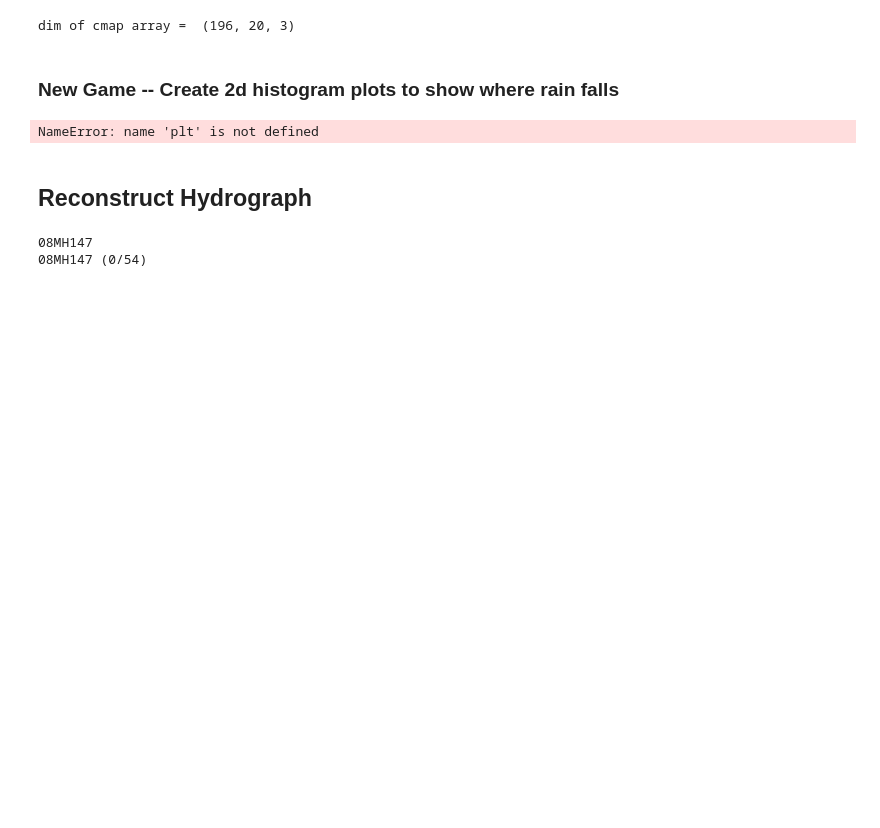
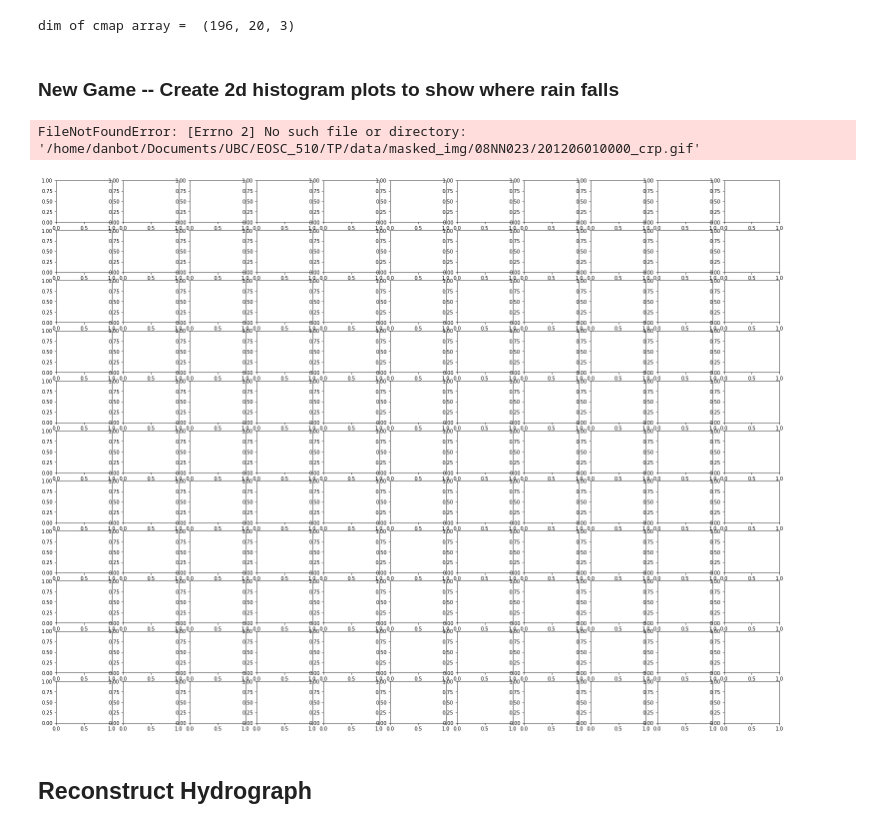
Before and after one commit to dankovacek/precip_radar, a Jupyter notebook: Process_Images.ipynb, the cells around one changed output. Cells and saved outputs as stored; diff of their text form; code cells hidden in the pictures; blank space fills up the shorter version.

Commit message:
marginally fixing the function for projecting coordinates onto gif radar images

```diff
--- a/Process_Images.ipynb
+++ b/Process_Images.ipynb
@@ -51,3 +49,8 @@ stations_df = pd.read_csv(DB_DIR + '/WSC_Stations_Master.csv')
+# %%
+stations_df = pd.read_csv(DB_DIR + '/WSC_Stations_Master.csv')
+
+# list the stations whose catchments fall off the edge of the map
+incomplete_stns = pd.read_csv(os.path.join(PROJECT_DIR,'data/incomplete_sites.txt')).columns.values
 # %%
 # first, create a dictionary for mapping radar precip colors to mm/hr rates
 cbar_path = os.path.join(PROJECT_DIR, 'img')
@@ -72 +73,9 @@ stations = os.listdir(CROPPED_IMG_DIR)
+# %%
+stations = os.listdir(CROPPED_IMG_DIR)
+
+for stn in stations:
+    folder_path = os.path.join(CROPPED_IMG_DIR, stn)
+    if len(os.listdir(folder_path)) == 0:
+#         print('empty: ', stn)
+        os.rmdir(folder_path)
 # %%
@@ -271,14 +282,13 @@ def get_sample_img(stn):
         else:
             return Image.fromarray(retrieve_image(best_img_event, stn))
 
-
-def reset_bg_colors(base_img, new_img):
-    b_img = np.asarray(base_img)
-    rows = b_img.shape[0]
-    cols = b_img.shape[1]
+@jit
+def reset_bg_colors(base_img_array, new_img):
+    rows = base_img_array.shape[0]
+    cols = base_img_array.shape[1]
     for r in range(rows):
             for c in range(cols):
-                base_color = b_img[r, c]
+                base_color = base_img_array[r, c]
 #                 print(base_color, type(base_color))
                 if (base_color == np.zeros(3)).all():
                     new_img[r, c] = np.nan
@@ -289,40 +299,46 @@ stations = os.listdir(CROPPED_IMG_DIR)
 station_data = stations_df[stations_df['Station Number'].isin(stations)]
 station_data = station_data.sort_values('Gross Drainage Area (km2)', ascending=False)
 # %%
-fig, ax = plt.subplots(7, 7, figsize=(18, 15))
+fig, ax = plt.subplots(11, 11, figsize=(26, 20))
 
 colored_maps = []
-rows = 7
-cols = 7
+rows = 10
+cols = 11
 n = 0
 r, c = 0, 0
 
-stations = station_data['Station Number'].values[:49]
+stations = [e for e in station_data['Station Number'].values if e not in incomplete_stns]
 
 for n in range(len(stations)):
     stn = stations[n]
-    print('{} ({}/{})'.format(stn, n, len(stations)))
+    stn = '08NN023'
+
     t0 = time.time()
     base_image = get_sample_img(stn)
     stn_dat = stations_df[stations_df['Station Number'] == stn]
     stn_da = stn_dat['Gross Drainage Area (km2)']
 #     ax[r, c].imshow(base_image, alpha=0.5)
     colorized_img_array = construct_precip_histogram(stn)
-    remapped_colors_array = reset_bg_colors(base_image, colorized_img_array)
+
+    t1 = time.time()
+    print('{} ({}/{}) process time: {:.2f} s'.format(stn, n, len(stations),t1-t0))
+    base_img_array = np.array(base_image, dtype=np.int_)
+    remapped_colors_array = reset_bg_colors(base_img_array, colorized_img_array)
     ax[r, c].imshow(remapped_colors_array, cmap='viridis_r', interpolation='nearest', alpha=1)
 
     ax[r, c].axis('off')
-#     ax[r, c].set_title(stn + ': {:.1f} km^2'.format(stn_da.values[0]))
+    ax[r, c].set_title(stn + ': {:.1f} km^2'.format(stn_da.values[0]))
     c += 1
-    if c == 7:
+    if c == 11:
         c = 0
         r += 1
 
     n += 1
 
 # plt.axis('off')
 # %% [output]
-NameError: name 'plt' is not defined
+FileNotFoundError: [Errno 2] No such file or directory: '/home/danbot/Documents/UBC/EOSC_510/TP/data/masked_img/08NN023/201206010000_crp.gif'
+[figure, added]
 # %% [markdown]
 ## Reconstruct Hydrograph
 # %%
@@ -336,6 +352,3 @@ for stn in ['08MH147']:
     n += 1
 
 show(arrange_plots_into_grid(grids[0]))
-# %% [output]
-08MH147
-08MH147 (0/54)
```
Also changed, not shown: parts of 3 cells of this notebook, 5 other files.
